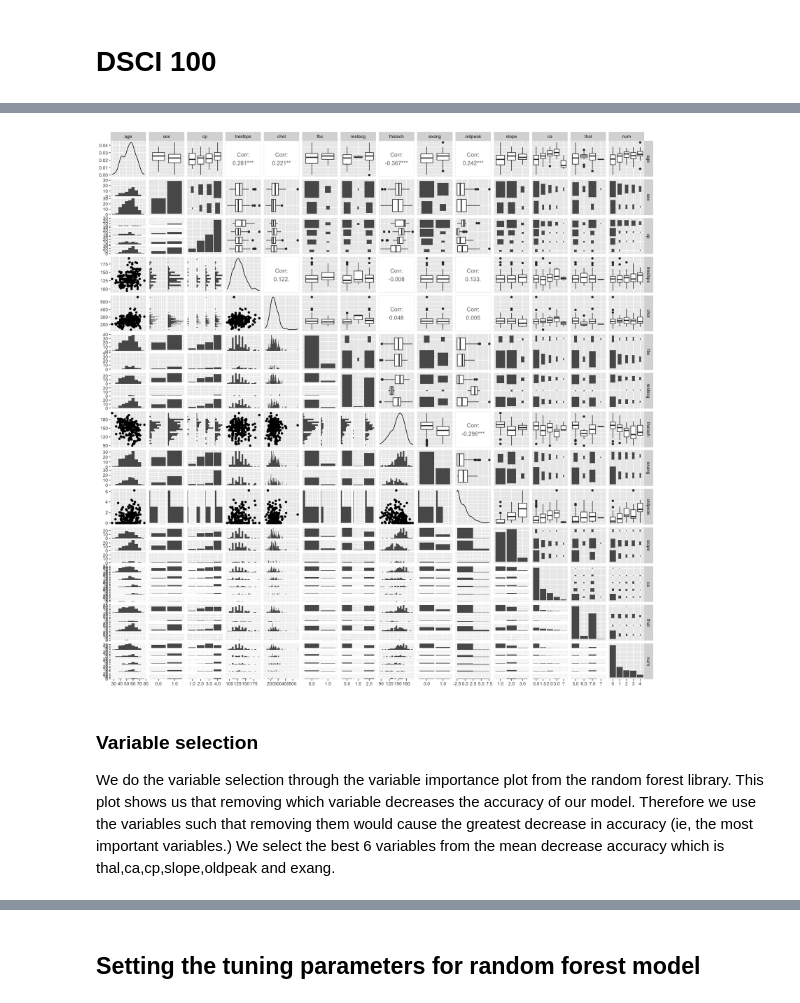
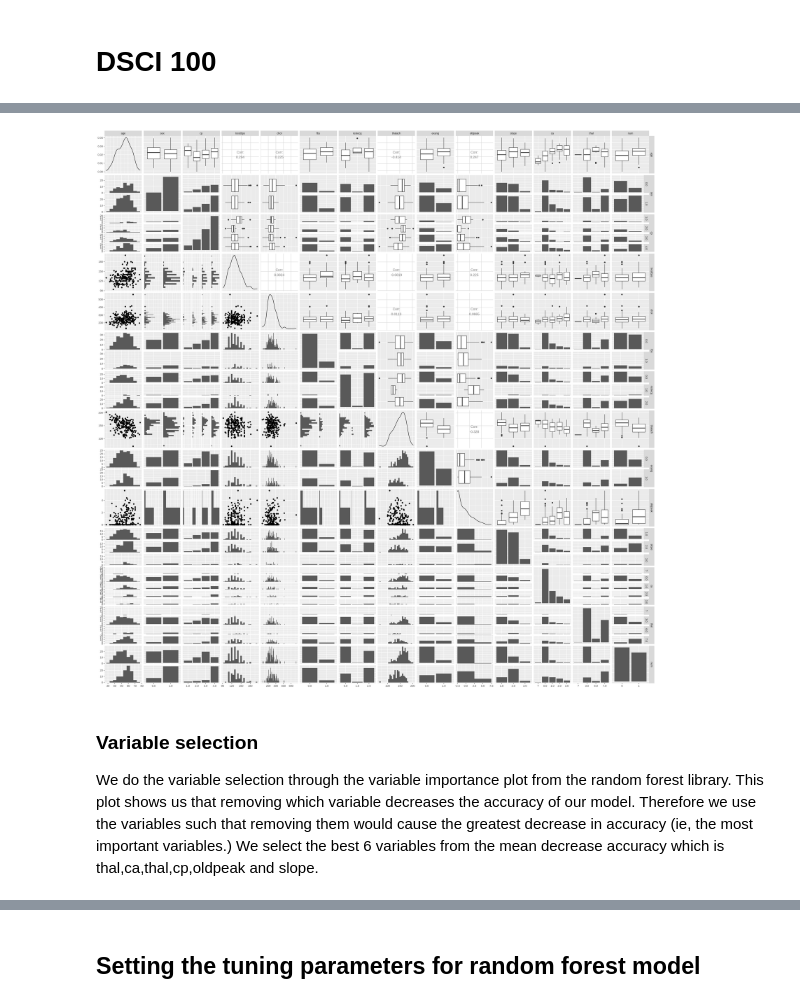
Before and after one commit to davinleong/group_project, a Jupyter notebook: project_report.ipynb, the cells around one changed output, grey strips where cells are left out. Saved outputs shown, nothing was run; the diff lists cells and outputs as text; code cells hidden in the pictures.

```diff
--- a/project_report.ipynb
+++ b/project_report.ipynb
@@ -33,16 +32,6 @@ library(tidymodels)
 library(ggplot2)
 library(repr)
 library(GGally)
-install.packages("testthat")
-install.packages("randomForest")
-install.packages("igraph", type = "binary")
-library(igraph)
-install.packages("kknn")
-library(kknn)
-library(testthat)
-
-
-
 
 df<-read_table("https://archive.ics.uci.edu/ml/machine-learning-databases/heart-disease/processed.cleveland.data",col_names = FALSE)
 df1<-separate(df,X1,sep = ",",into =c("age","sex","cp","trestbps","chol","fbs","restecg","thalach","exang","oldpeak","slope","ca",'thal','num'))
@@ -62,6 +51,5 @@ df1$slope<-as.factor(df1$slope)
 df1$ca<-as.factor(df1$ca)
 df1$thal<-as.factor(df1$thal)
 df1$num<-as.factor(df1$num)
-
-head(df1)
+df1$num<-replace(df1$num,df1$num %in% c("1", "2", "3", "4"),"1")
 # %% [output]
@@ -143,0 +60,4 @@ A tibble: 6 × 14
+# %%
+df2<-df1%>%droplevels()
+nrow(df2)
+levels(df2$num)
@@ -146,6 +69,6 @@ To test the accuracy of our model, we split our data into testing and training d
 # %%
 set.seed(123)
-df_splited<-initial_split(df1,prop=0.7,strata=num)
+df_splited<-initial_split(df2,prop=0.7,strata=num)
 train_set <- training(df_splited)
 test_set <- testing(df_splited)
 
@@ -181,12 +153,11 @@ Here we utilize ggpairs to look at the overview of relationships between the dif
 # %%
-options(repr.plot.height = 15, repr.plot.width = 15)
+options(repr.plot.height = 25, repr.plot.width = 25)
 train_set%>%ggpairs(lower=list(combo=wrap("facethist", binwidth=5)))
 # %% [output]
-[figure, old version]
+[figure, new version]
 # %% [markdown]
 ### Variable selection
-We do the variable selection through the variable importance plot from the random forest library. This plot shows us that removing which variable decreases the accuracy of our model. Therefore we use the variables such that removing them would cause the greatest decrease in accuracy (ie, the most important variables.)
-We select the best 6 variables from the mean decrease accuracy which is thal,ca,cp,slope,oldpeak and exang.
+We do the variable selection through the variable importance plot from the random forest library. This plot shows us that removing which variable decreases the accuracy of our model. Therefore we use the variables such that removing them would cause the greatest decrease in accuracy (ie, the most important variables.) We select the best 6 variables from the mean decrease accuracy which is thal,ca,thal,cp,oldpeak and slope.
 # %%
 library(randomForest)
 df.rf <- randomForest(data=train_set, num~ . , importance=TRUE, keep.forest=TRUE)
```
Also changed, not shown: parts of 41 cells of this notebook.
